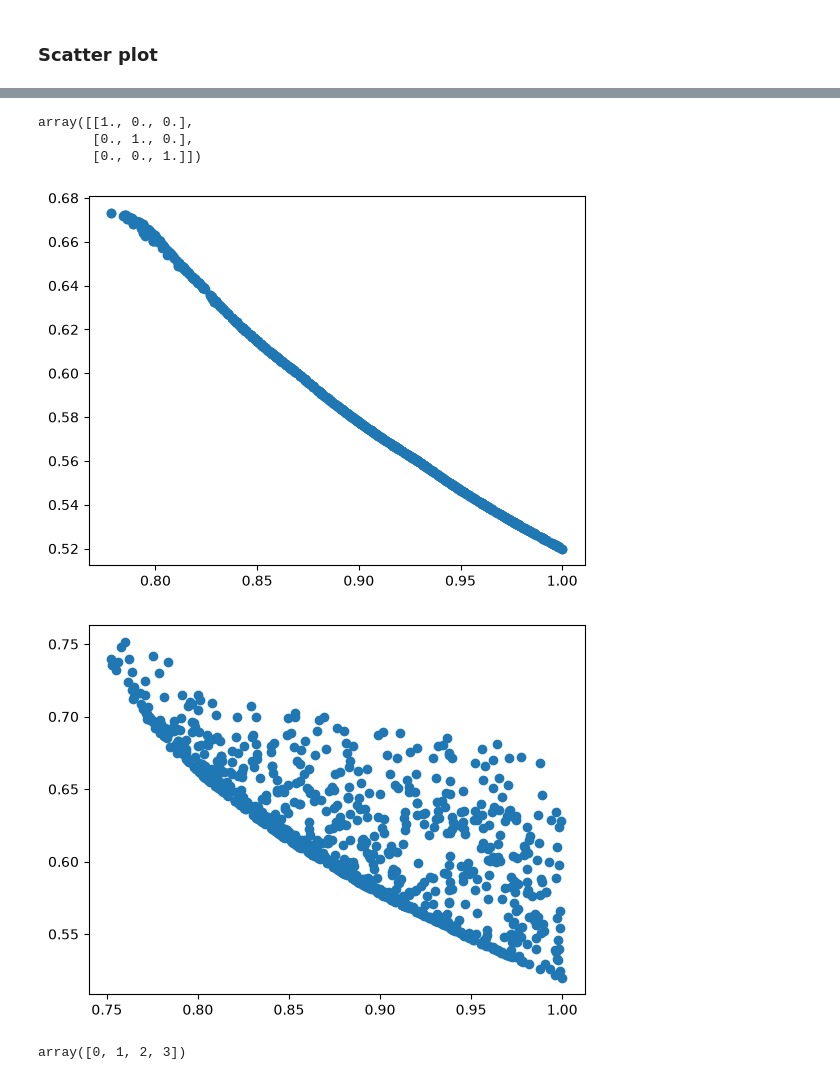
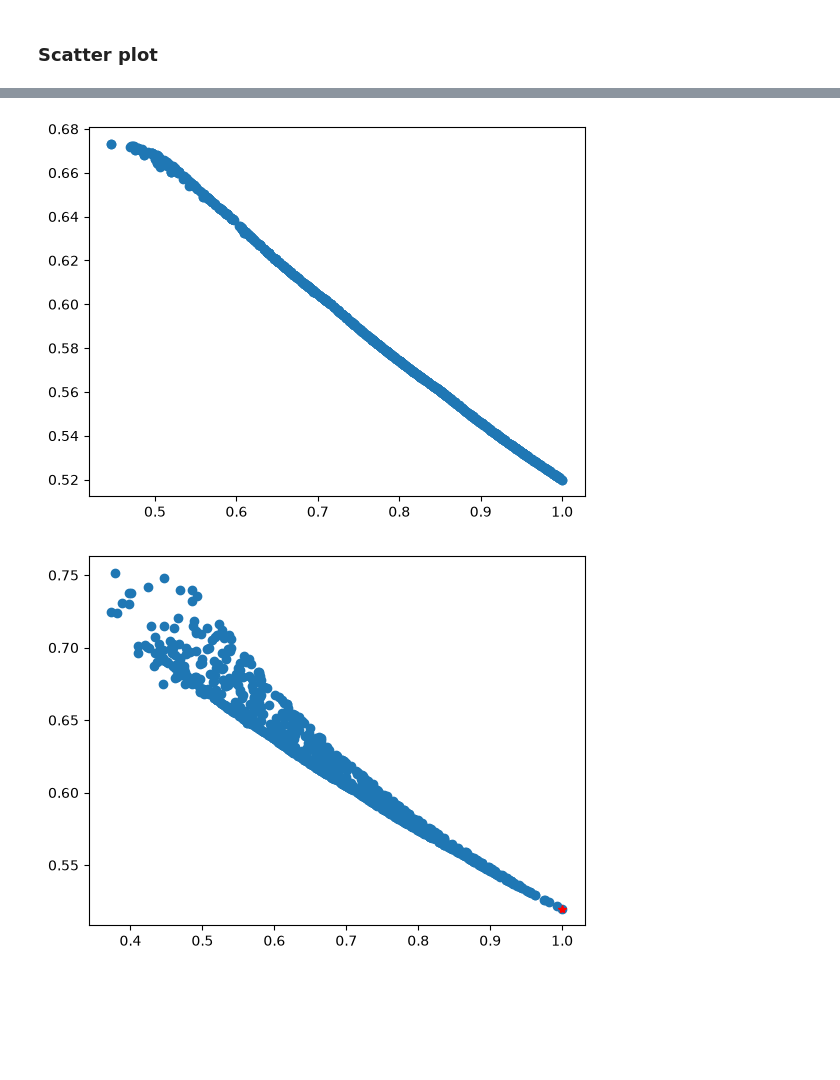
Before and after one commit to JSchuemann-physics/Bose-symmetric-extensions-of-multimeters, a Jupyter notebook: Bose-symmetric extensions.ipynb, the cells around one changed output, grey strips where cells are left out. Drawn from its saved outputs; the diff is of its cells as text; code cells hidden in the pictures; blank space fills up the shorter version.

```diff
--- a/Bose-symmetric extensions.ipynb
+++ b/Bose-symmetric extensions.ipynb
@@ -1133,12 +1133,3 @@ outcomes_list = np.load(path + date + f"outcomes_list(d={d}, k={k}, samples = {s
 
 #undo the padding
 POVMs_4outc = [POVMs_padded[i, :outcomes_list[i]] for i in range(len(outcomes_list))]
-# %%
-#sanity check
-nr_of_effects = [0] * (d*d - d +1)
-for p in POVMs_4outc:
-    nr_of_effects[len(p) - d] +=1
-
-plt.bar(np.arange(d, d*d+1), nr_of_effects)
-plt.show()
-print(nr_of_effects[0])
@@ -1279,15 +1235,0 @@ def cg_projectiveness(povm):
-# %%
-meas = POVMs_3outc[15]
-assert(is_measurement(meas))
-
-d = meas[0].shape[0] #dimension of the Hilbert space
-n_a = len(meas) #number of effects
-SDP = pc.Problem()
-
-# Constants
-M = [pc.Constant(f"M_{a}", meas[a]) for a in range(n_a)]
-p = pc.RealVariable(f"p", shape = (1, n_a), lower = 0, upper = 1)
-E = pc.sum([p[a] * M[a] for a in range(n_a)])
-SDP.set_objective("min", (pc.trace(E) - (E | E)))
-
-print(SDP)
@@ -1299,10 +1235,0 @@ Quadratic Program
-# %%
-start_time = time.time()
-SDP.solve(solver="mosek", verbosity=1)
-end_time = time.time()
-
-p = SDP.get_variable("p").value
-t = end_time - start_time
-
-print(p)
-print(t)
@@ -1343,12 +1236,5 @@ np.float64(0.4807212819891374)
-# %%
-np.eye(3)
-# %% [output]
-array([[1., 0., 0.],
-       [0., 1., 0.],
-       [0., 0., 1.]])
 # %%
-POVM_ranking = cg_projectiveness
-
+POVM_ranking = projectiveness
 POVMs_3outc_ranks = []
 
 for p in POVMs_3outc:
@@ -1360,24 +1246,23 @@ fig, ax = plt.subplots()
 ax.scatter(POVMs_3outc_ranks, eta_array_3outc)
 plt.show()
 # %% [output]
-[figure, old version]
+[figure, new version]
 # %%
-POVM_ranking = cg_projectiveness
+POVM_ranking = projectiveness
 
 POVMs_4outc_ranks = []
 
 for p in POVMs_4outc:
     #print(POVM_ranking(p))
     POVMs_4outc_ranks.append(POVM_ranking(p))
 
 fig, ax = plt.subplots()
+#np.save("POVMs_ranked", POVMs_4outc_ranks)
 
 ax.scatter(POVMs_4outc_ranks, eta_array_4outc)
+ax.plot(POVMs_4outc_ranks[0], eta_array_4outc[0], "*", color = "red")
+
+plt.savefig("1")
 plt.show()
 # %% [output]
-[figure, old version]
+[figure, new version]
-# %%
-a = np.array([0, 1, 2, 3, 4])
-a[0:4]
-# %% [output]
-array([0, 1, 2, 3])
```
Also changed, not shown: parts of 11 cells of this notebook.
